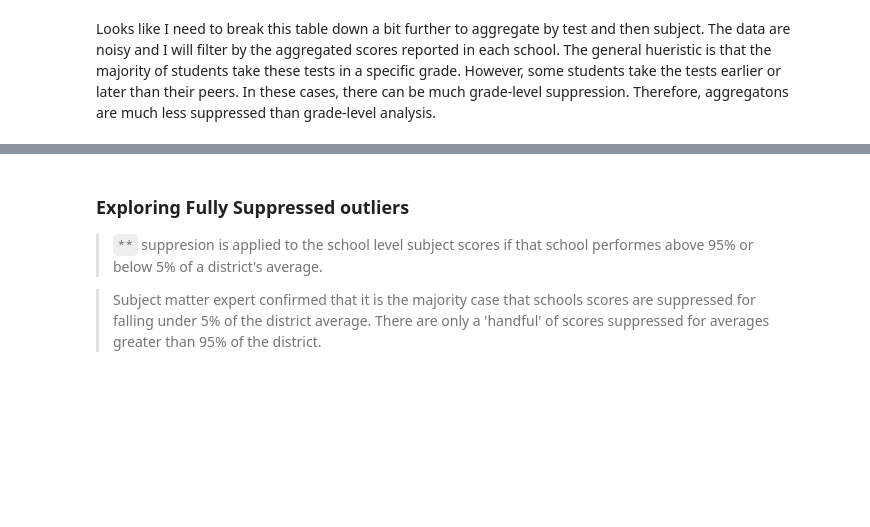
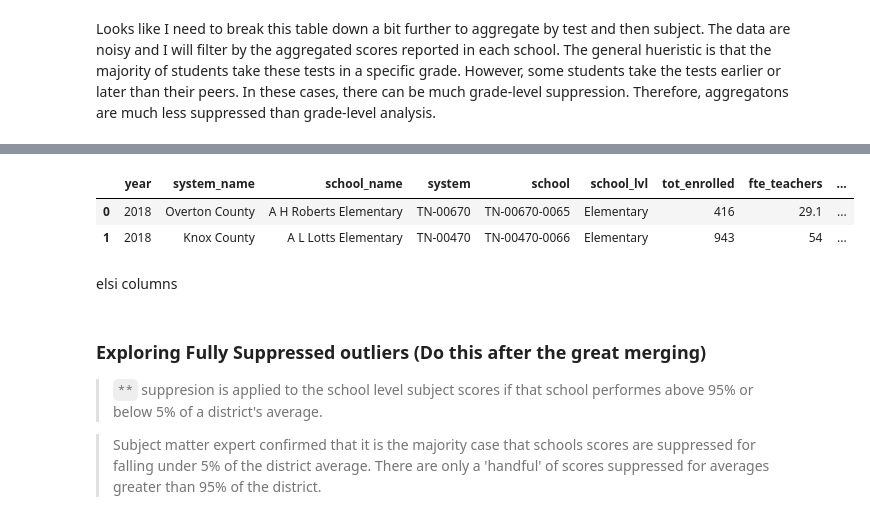
Before and after one commit to Claytor/Capstone_TN_COVID_School_Achievement_Impact, a Jupyter notebook: notebooks/school_assessments_join.ipynb, the cells around one changed output, grey strips where cells are left out. Drawn from its saved outputs; the diff is of its cells as text; code cells hidden in the pictures; blank space fills up the shorter version.

Commit message:
elsi and assessments rearranged and join ready

```diff
--- a/notebooks/school_assessments_join.ipynb
+++ b/notebooks/school_assessments_join.ipynb
@@ -210,0 +213,2 @@ assessments_unclean = assessments_unclean.drop(['grade', 'pct_below', 'pct_appro
+# %%
+elsi = pd.read_pickle('../data/school_based/elsi_clean.pkl')
@@ -211,5 +273,34 @@ assessments_unclean = assessments_unclean.drop(['grade', 'pct_below', 'pct_appro
+# %%
+elsi_order = ([
+ 'year',
+ 'system_name',
+ 'school_name',
+ 'system',
+ 'school',
+ 'school_lvl',
+ 'tot_enrolled',
+ 'fte_teachers',
+ 'stu_tchr_ratio',
+ 'school_type',
+ 'magnet',
+ 'charter',
+ 'virtual',
+ 'title_1',
+ 'lat',
+ 'long',
+ 'locale'
+])
+elsi = elsi[elsi_order]
+# %%
+elsi.head(n=2)
+# %% [output]
+|  | year | system_name | school_name | system | school | school_lvl | tot_enrolled | fte_teachers | ... |
+| 0 | 2018 | Overton County | A H Roberts Elementary | TN-00670 | TN-00670-0065 | Elementary | 416 | 29.1 | ... |
+| 1 | 2018 | Knox County | A L Lotts Elementary | TN-00470 | TN-00470-0066 | Elementary | 943 | 54 | ... |
+# %% [markdown]
+elsi columns
 # %% [markdown]
-### Exploring Fully Suppressed outliers
+### Exploring Fully Suppressed outliers (Do this after the great merging)
 >  ``**`` suppresion is applied to the school level subject scores if that school performes above 95% or below 5% of a district's average.
 
 
```
Also changed, not shown: parts of 13 cells of this notebook.
